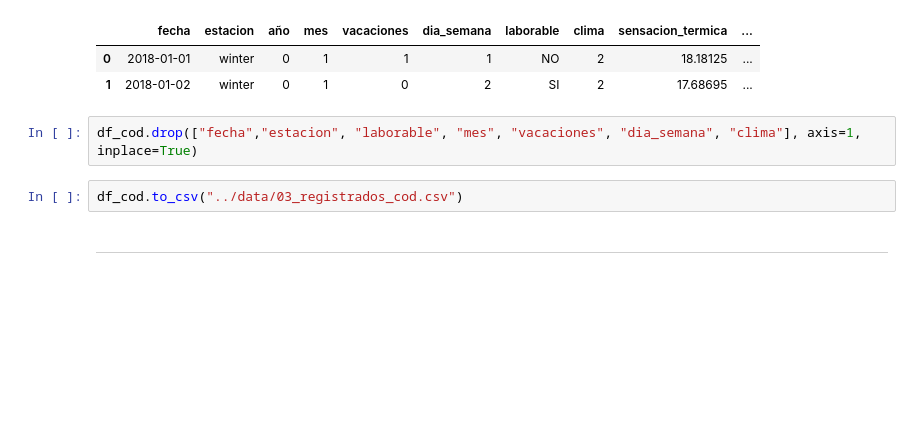
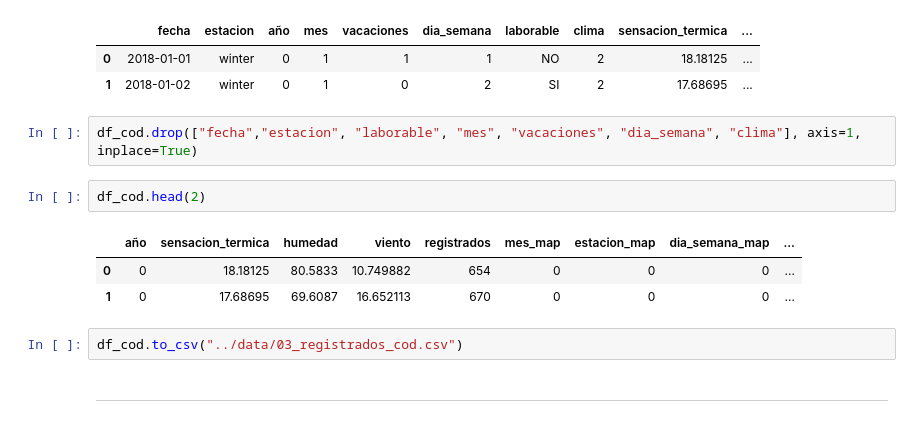
Before and after one commit to Adalab/proyecto-promo-C-modulo-3-team-2, a Jupyter notebook: Preparacion_datos/registrados_encoding.ipynb, the cells around one changed output. Saved outputs shown, nothing was run; the diff lists cells and outputs as text; blank space fills up the shorter version.

```diff
--- a/Preparacion_datos/registrados_encoding.ipynb
+++ b/Preparacion_datos/registrados_encoding.ipynb
@@ -152,6 +152,12 @@ df_cod.head(2)
 | 1 | 2018-01-02 | winter | 0 | 1 | 0 | 2 | SI | 2 | 17.68695 | ... |
 # %%
 df_cod.drop(["fecha","estacion", "laborable", "mes", "vacaciones", "dia_semana", "clima"], axis=1, inplace=True)
+# %%
+df_cod.head(2)
+# %% [output]
+|  | año | sensacion_termica | humedad | viento | registrados | mes_map | estacion_map | dia_semana_map | ... |
+| 0 | 0 | 18.18125 | 80.5833 | 10.749882 | 654 | 0 | 0 | 0 | ... |
+| 1 | 0 | 17.68695 | 69.6087 | 16.652113 | 670 | 0 | 0 | 0 | ... |
 # %%
 df_cod.to_csv("../data/03_registrados_cod.csv")
 # %% [markdown]
```
Also changed, not shown: parts of 4 cells of this notebook, 3 other files.
